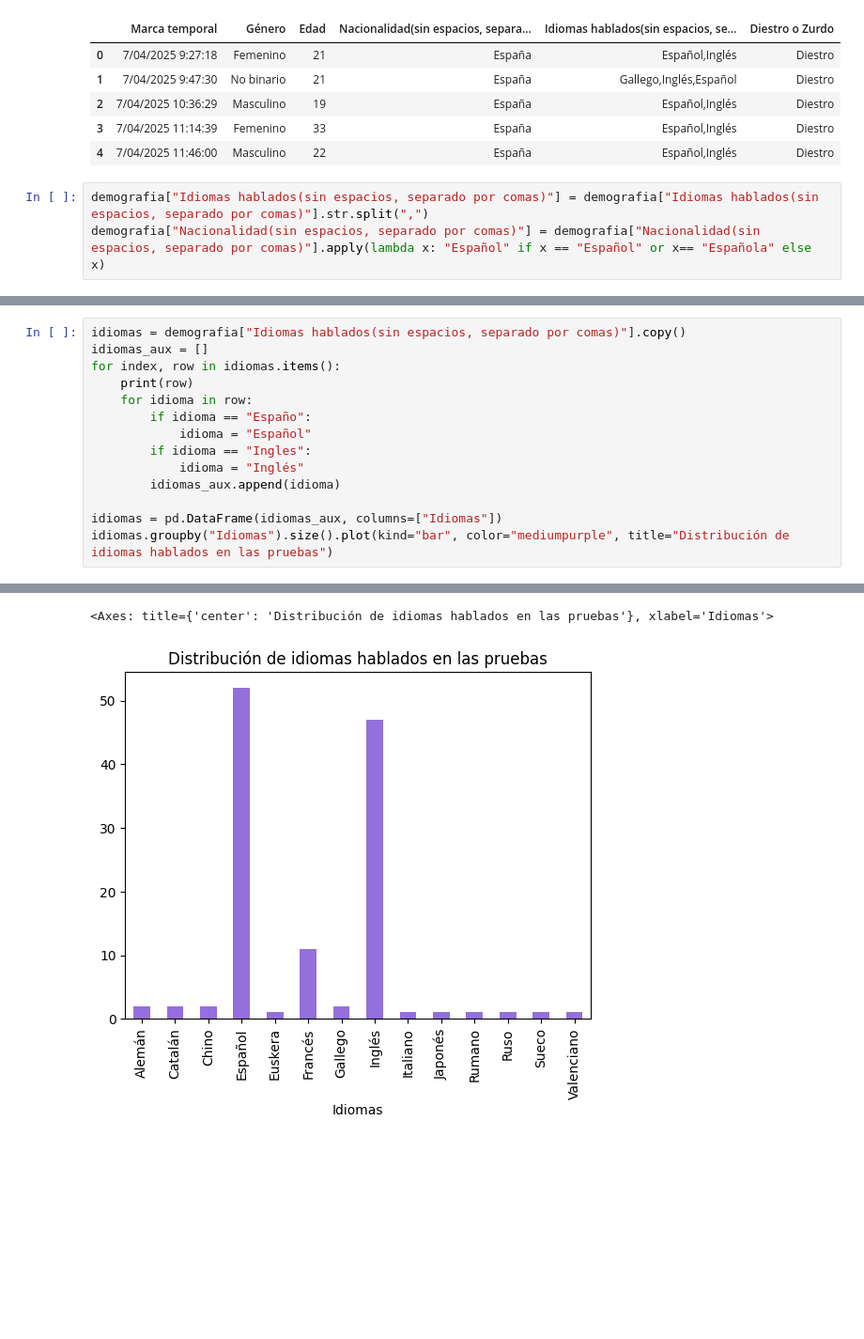
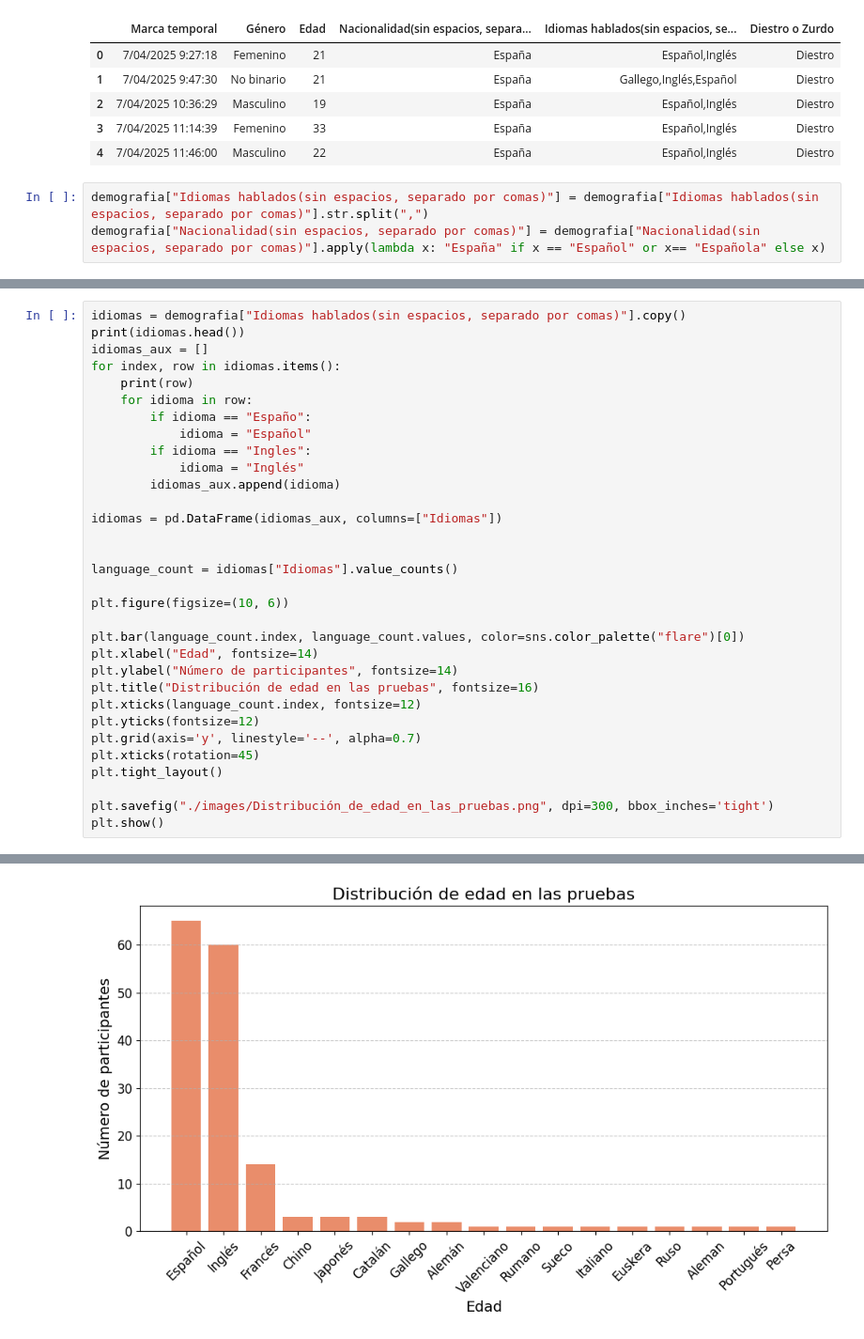
Before and after one commit to FratosVR/Models, a Jupyter notebook: citas_generacion_dataset/datos_demograficos_dataset.ipynb, the cells around one changed output, grey strips where cells are left out. Shown: that part at 94% size. Drawn from its saved outputs; the diff is of its cells as text; blank space fills up the shorter version.

```diff
--- a/citas_generacion_dataset/datos_demograficos_dataset.ipynb
+++ b/citas_generacion_dataset/datos_demograficos_dataset.ipynb
@@ -21,5 +23,5 @@ demografia.head()
 | 4 | 7/04/2025 11:46:00 | Masculino | 22 | España | Español,Inglés | Diestro |
 # %%
 demografia["Idiomas hablados(sin espacios, separado por comas)"] = demografia["Idiomas hablados(sin espacios, separado por comas)"].str.split(",")
-demografia["Nacionalidad(sin espacios, separado por comas)"] = demografia["Nacionalidad(sin espacios, separado por comas)"].apply(lambda x: "Español" if x == "Español" or x== "Española" else x)
+demografia["Nacionalidad(sin espacios, separado por comas)"] = demografia["Nacionalidad(sin espacios, separado por comas)"].apply(lambda x: "España" if x == "Español" or x== "Española" else x)
 # %%
@@ -40,5 +114,6 @@ demografia.groupby('Nacionalidad(sin espacios, separado por comas)').size().plot
 # %%
 idiomas = demografia["Idiomas hablados(sin espacios, separado por comas)"].copy()
+print(idiomas.head())
 idiomas_aux = []
 for index, row in idiomas.items():
     print(row)
@@ -50,5 +125,22 @@ for index, row in idiomas.items():
         idiomas_aux.append(idioma)
 
 idiomas = pd.DataFrame(idiomas_aux, columns=["Idiomas"])
-idiomas.groupby("Idiomas").size().plot(kind="bar", color="mediumpurple", title="Distribución de idiomas hablados en las pruebas")
+
+
+language_count = idiomas["Idiomas"].value_counts()
+
+plt.figure(figsize=(10, 6))
+
+plt.bar(language_count.index, language_count.values, color=sns.color_palette("flare")[0])
+plt.xlabel("Edad", fontsize=14)
+plt.ylabel("Número de participantes", fontsize=14)
+plt.title("Distribución de edad en las pruebas", fontsize=16)
+plt.xticks(language_count.index, fontsize=12)
+plt.yticks(fontsize=12)
+plt.grid(axis='y', linestyle='--', alpha=0.7)
+plt.xticks(rotation=45)
+plt.tight_layout()
+
+plt.savefig("./images/Distribución_de_edad_en_las_pruebas.png", dpi=300, bbox_inches='tight')
+plt.show()
 # %% [output]
@@ -72,3 +164,2 @@ idiomas.groupby("Idiomas").size().plot(kind="bar", color="mediumpurple", title="
-<Axes: title={'center': 'Distribución de idiomas hablados en las pruebas'}, xlabel='Idiomas'>
-[figure, old version]
+[figure, new version]
 # %%
```
Also changed, not shown: parts of 9 cells of this notebook, 9 other files.
